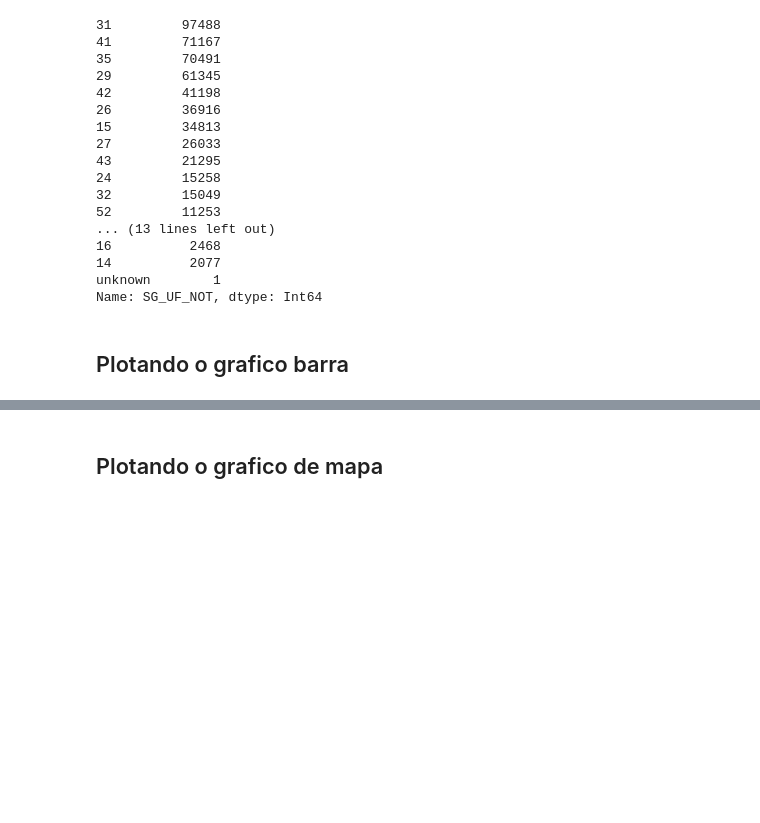
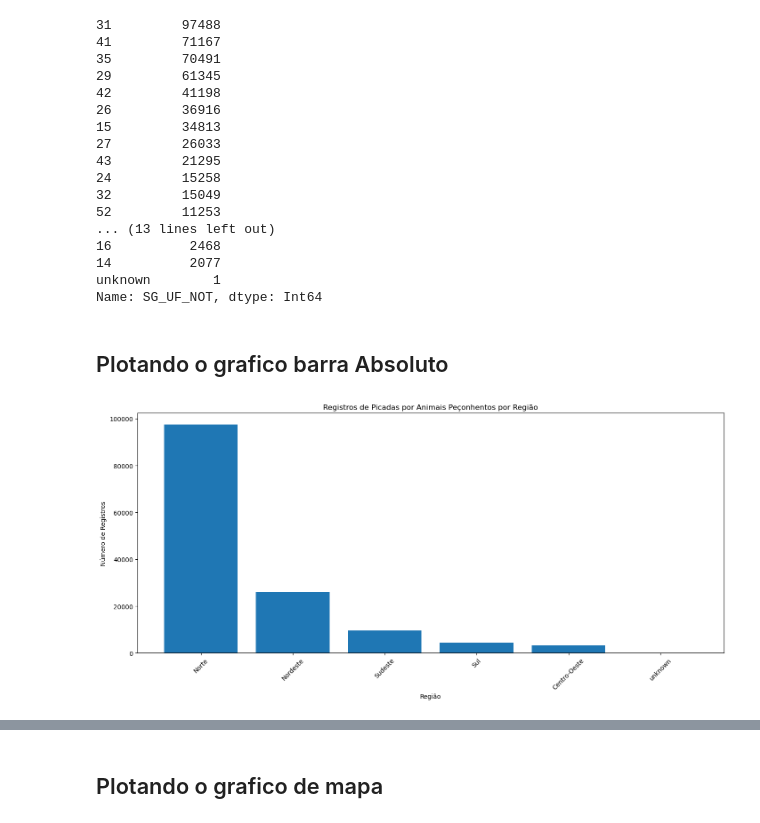
Before and after one commit to rafaelavarao/DataSUS-Data-Analysis, a Jupyter notebook: SINAN.ipynb, the cells around one changed output, grey strips where cells are left out. Saved outputs shown, nothing was run; the diff lists cells and outputs as text; code cells hidden in the pictures; blank space fills up the shorter version.

```diff
--- a/SINAN.ipynb
+++ b/SINAN.ipynb
@@ -157,4 +157,53 @@ registros_por_regiao
 unknown        1
 Name: SG_UF_NOT, dtype: Int64
 # %% [markdown]
-## Plotando o grafico barra
+## Plotando o grafico barra Absoluto
+# %%
+mapeamento_uf_regiao = {
+    '11': 'Norte',
+    '12': 'Norte',
+    '13': 'Norte',
+    '14': 'Norte',
+    '15': 'Norte',
+    '16': 'Norte',
+    '17': 'Norte',
+    '21': 'Nordeste',
+    '22': 'Nordeste',
+    '23': 'Nordeste',
+    '24': 'Nordeste',
+    '25': 'Nordeste',
+    '26': 'Nordeste',
+    '27': 'Nordeste',
+    '28': 'Nordeste',
+    '29': 'Nordeste',
+    '31': 'Sudeste',
+    '32': 'Sudeste',
+    '33': 'Sudeste',
+    '35': 'Sudeste',
+    '41': 'Sul',
+    '42': 'Sul',
+    '43': 'Sul',
+    '50': 'Centro-Oeste',
+    '51': 'Centro-Oeste',
+    '52': 'Centro-Oeste',
+    '53': 'Centro-Oeste',
+    'unknown': 'unknown'
+}
+
+nomes_regiao = list(mapeamento_uf_regiao.values())
+
+# nomes_regiao.pop() # Remover o último elemento da lista
+
+fig, ax = plt.subplots(figsize=(17, 7))
+plt.bar(nomes_regiao, registros_por_regiao)
+plt.title('Registros de Picadas por Animais Peçonhentos por Região')
+plt.xlabel('Região')
+plt.ylabel('Número de Registros')
+
+# Rotacionar os rótulos do eixo x para melhor legibilidade
+plt.xticks(rotation=45)
+
+# Mostrar o gráfico
+plt.show()
+# %% [output]
+[figure, added]
```
Also changed, not shown: parts of 2 cells of this notebook.
